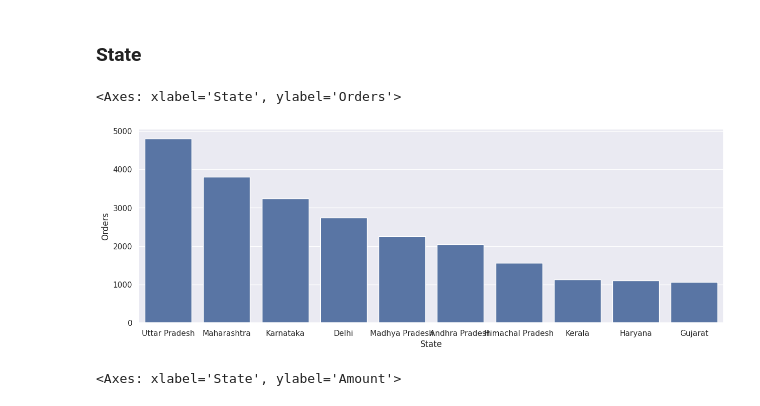
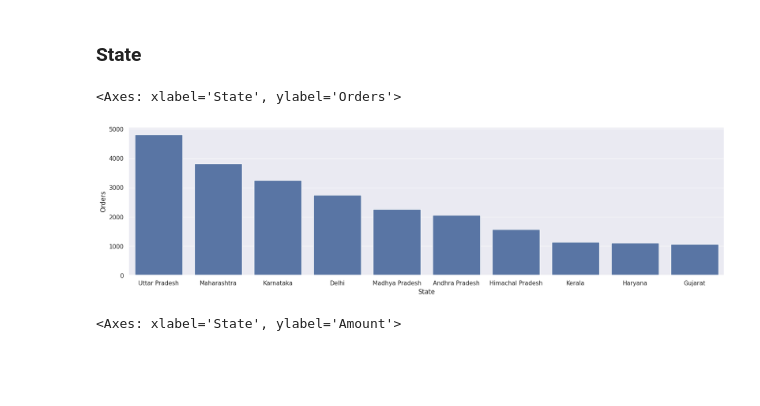
Before and after one commit to thatg33kyguy/Python-Sales-Analytics, a Jupyter notebook: SalesDataAnalysis.ipynb, the cells around one changed output. Drawn from its saved outputs; the diff is of its cells as text; code cells hidden in the pictures; blank space fills up the shorter version.

```diff
--- a/SalesDataAnalysis.ipynb
+++ b/SalesDataAnalysis.ipynb
@@ -174,13 +174,13 @@ sns.barplot(x = 'Age Group',y= 'Amount' ,data = sales_age)
 # %%
 # total number of orders from top 10 states
 
 sales_state = df.groupby(['State'], as_index=False)['Orders'].sum().sort_values(by='Orders', ascending=False).head(10)
 
-sns.set(rc={'figure.figsize':(15,5)})
+sns.set(rc={'figure.figsize':(20,5)})
 sns.barplot(data = sales_state, x = 'State',y= 'Orders')
 # %% [output]
 <Axes: xlabel='State', ylabel='Orders'>
-[figure, old version]
+[figure, new version]
 # %%
 # total amount/sales from top 10 states
 
```
